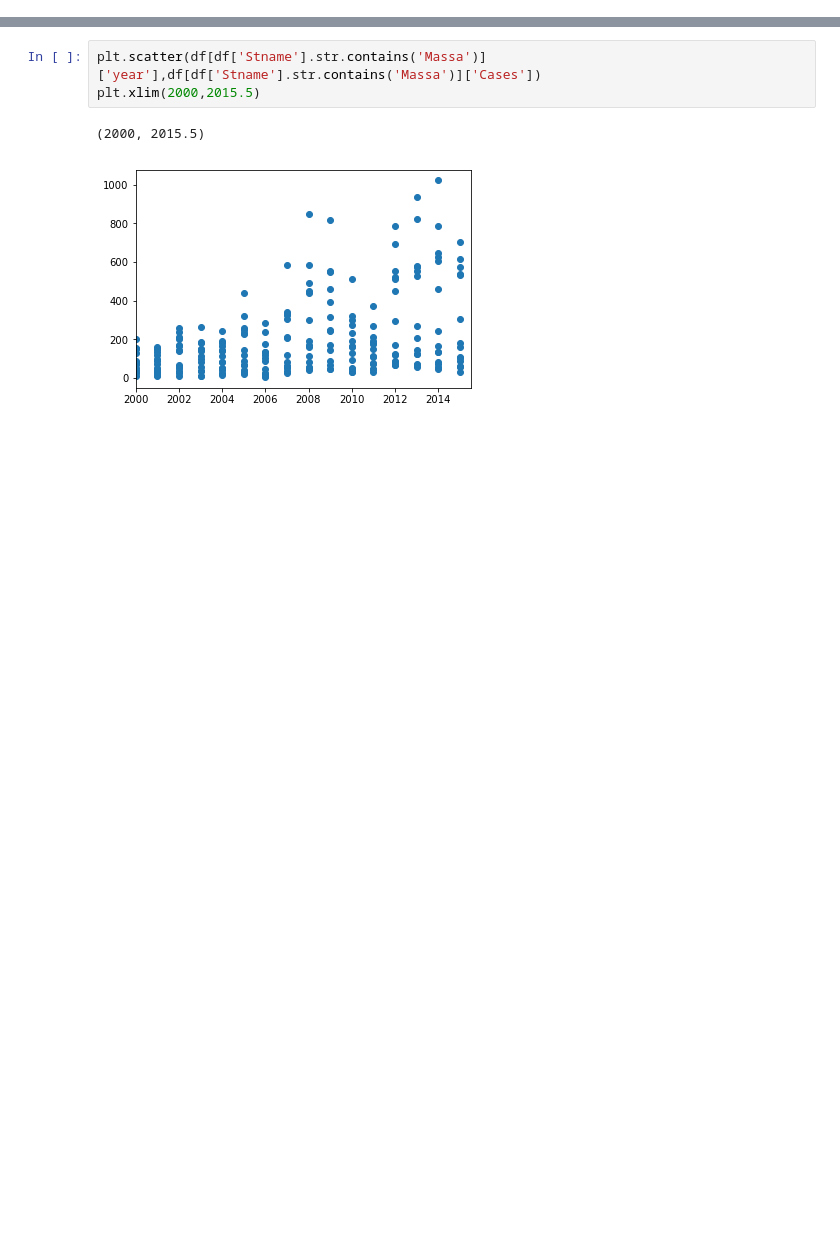
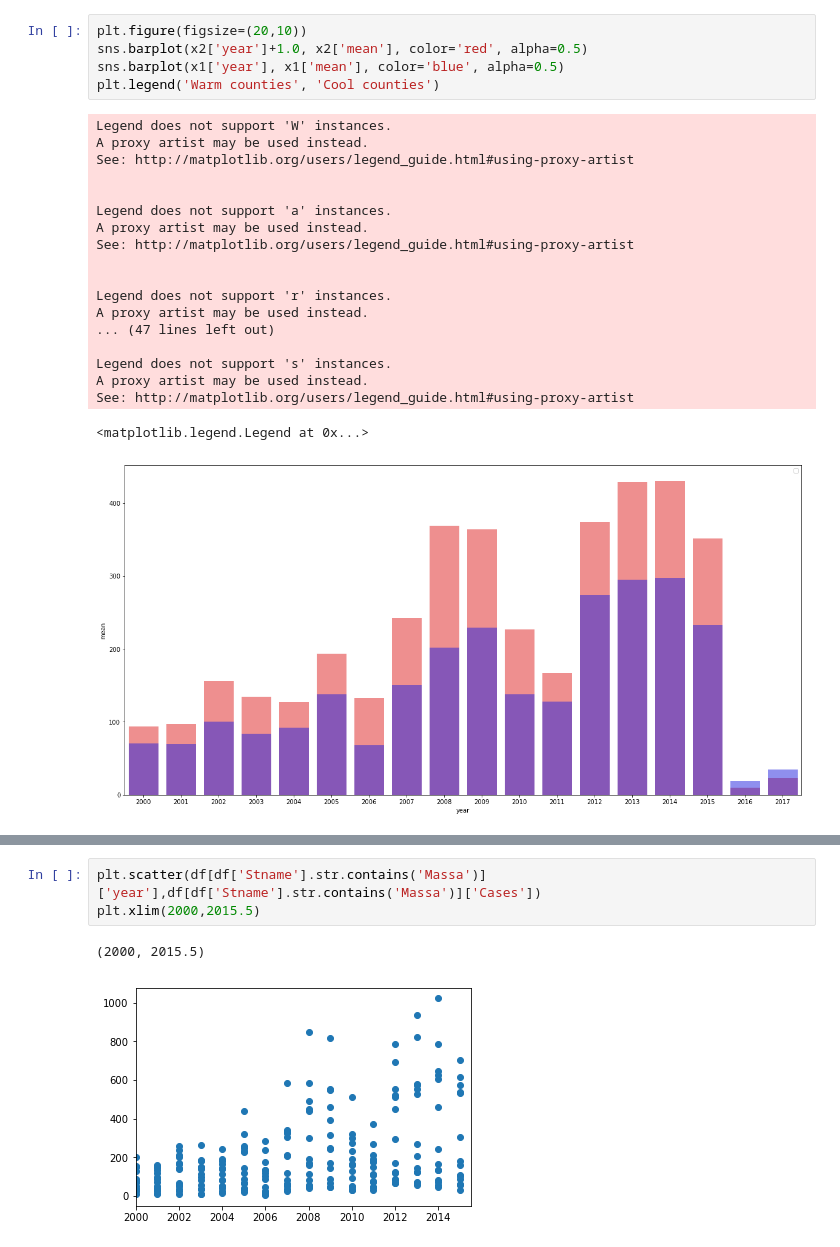
Before and after one commit to agowardhan/PredictLyme, a Jupyter notebook: EDA.ipynb, the cells around one changed output, grey strips where cells are left out. Cells and saved outputs as stored; diff of their text form; blank space fills up the shorter version.

```diff
--- a/EDA.ipynb
+++ b/EDA.ipynb
@@ -17,0 +185,25 @@ df = pd.read_csv('./lyme_weather_deer.csv')
+# %%
+plt.figure(figsize=(20,10))
+sns.barplot(x2['year']+1.0, x2['mean'], color='red', alpha=0.5)
+sns.barplot(x1['year'], x1['mean'], color='blue', alpha=0.5)
+plt.legend('Warm counties', 'Cool counties')
+# %% [output]
+Legend does not support 'W' instances.
+A proxy artist may be used instead.
+See: http://matplotlib.org/users/legend_guide.html#using-proxy-artist
+
+
+Legend does not support 'a' instances.
+A proxy artist may be used instead.
+See: http://matplotlib.org/users/legend_guide.html#using-proxy-artist
+
+
+Legend does not support 'r' instances.
+A proxy artist may be used instead.
+... (47 lines left out)
+
+Legend does not support 's' instances.
+A proxy artist may be used instead.
+See: http://matplotlib.org/users/legend_guide.html#using-proxy-artist
+<matplotlib.legend.Legend at 0x...>
+[figure, added]
```
Also changed, not shown: parts of 51 cells of this notebook, 21 other files.
